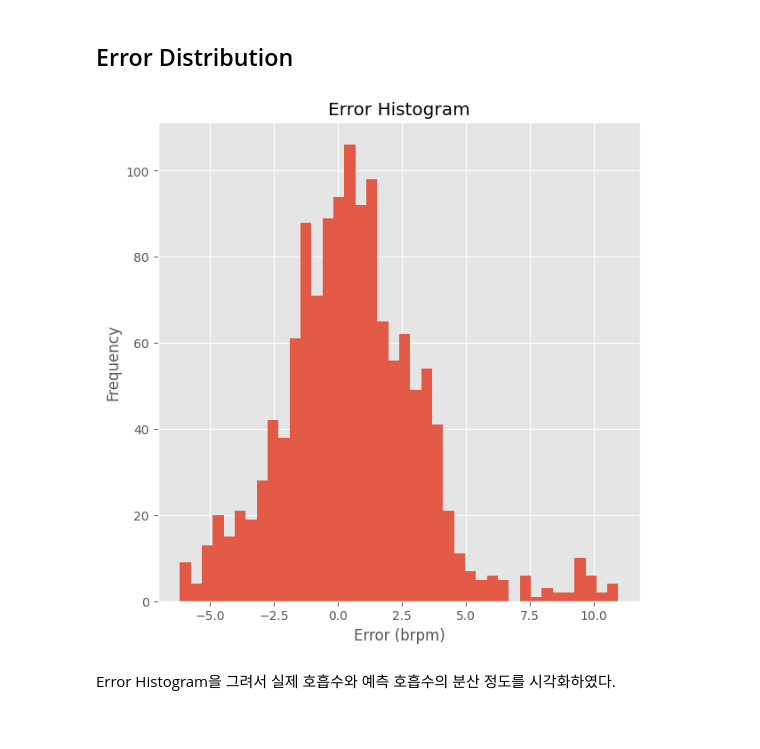
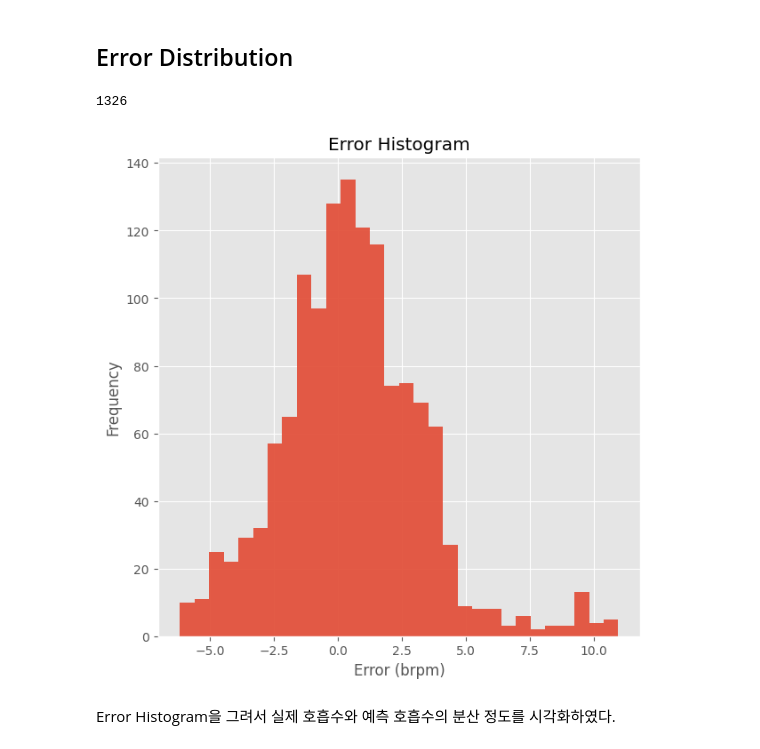
Before and after one commit to Noritheyellow/Project-RRpo-2ndStudy, a Jupyter notebook: src/60_results.ipynb, the cells around one changed output. Cells and saved outputs as stored; diff of their text form; code cells hidden in the pictures.

```diff
--- a/src/60_results.ipynb
+++ b/src/60_results.ipynb
@@ -229,3 +232,4 @@ models = [tf.keras.models.load_model(f'../models/230613-DilatedConv-stmary-KF{i}
 # %%
-y_preds = [models[i].predict(dataset['val'][i]) for i in range(5)]
+y_preds1 = [models1[i].predict(dataset['val'][i]) for i in range(5)]
+y_preds2 = [models2[i].predict(dataset['val'][i]) for i in range(5)]
 # %% [output]
@@ -312,15 +322,18 @@ plt.show()
 # %%
 measures = np.concatenate([y_val[idx].reshape(-1,1), y_preds[idx].reshape(-1,1)], axis=1)
 diff = measures[:,0] - measures[:,1]
+len(diff)
+# %% [output]
+1326
 # %%
 plt.figure(figsize=(7,7))
 plt.title('Error Histogram')
-plt.hist(diff, bins=40, histtype='stepfilled', alpha=.9)
+plt.hist(diff, bins=30, histtype='stepfilled', alpha=.9)
 plt.ylabel('Frequency')
 plt.xlabel('Error (brpm)')
 plt.show()
 # %% [output]
-[figure, old version]
+[figure, new version]
 # %% [markdown]
 Error Histogram을 그려서 실제 호흡수와 예측 호흡수의 분산 정도를 시각화하였다.
 # %% [markdown]
```
Also changed, not shown: parts of 34 cells of this notebook, 2 other files.
